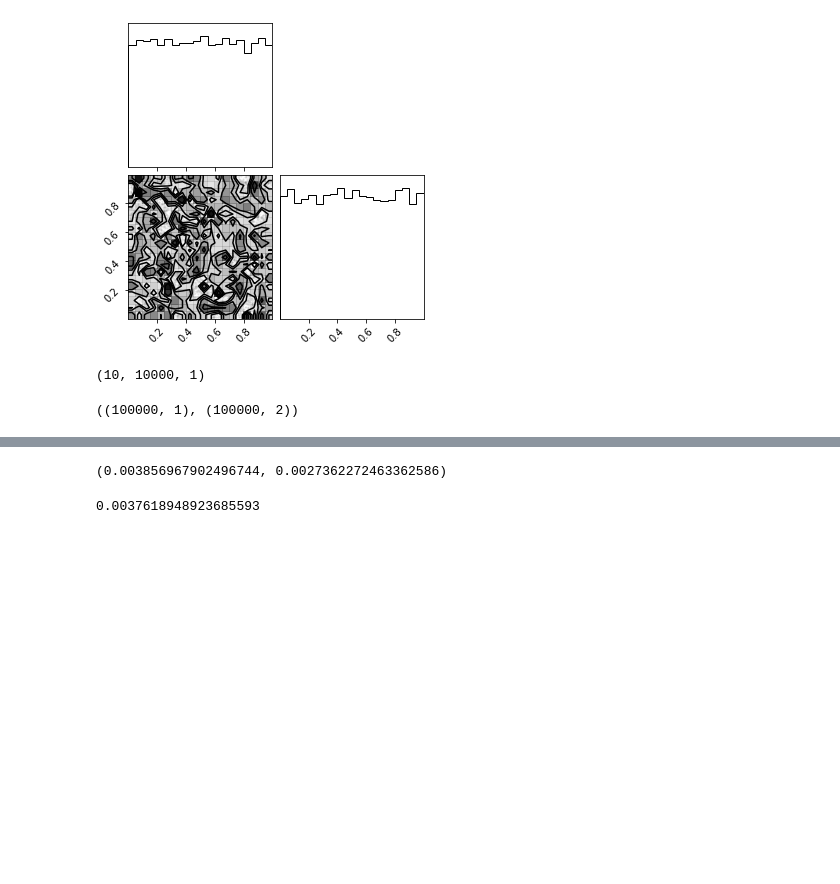
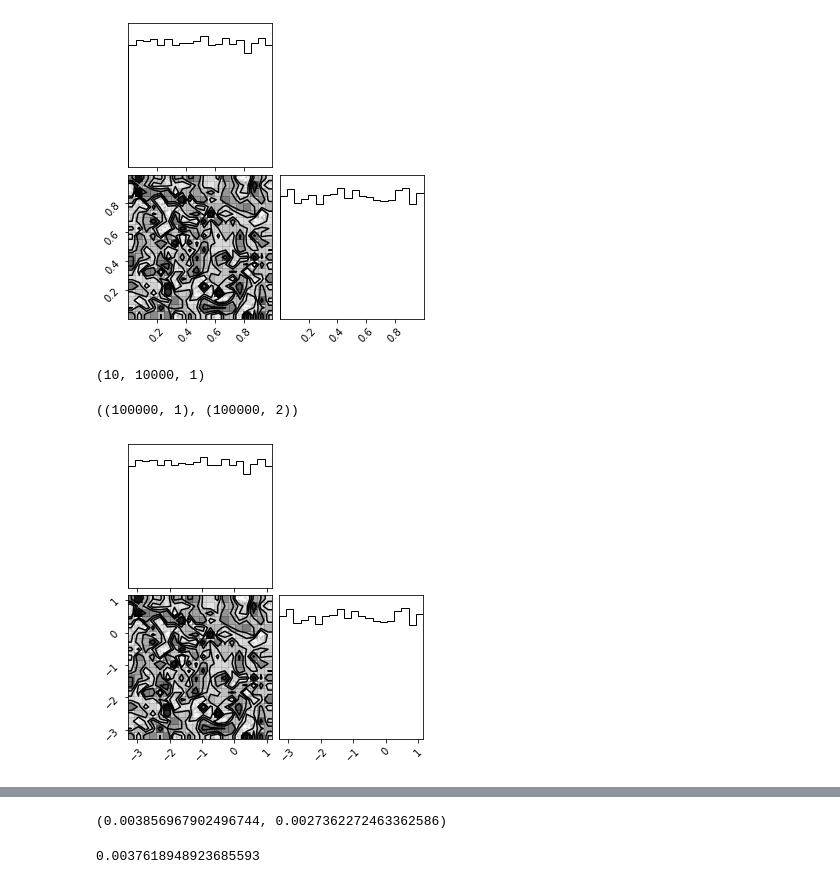
Before and after one commit to mdmould/shallow, a Jupyter notebook: examples/8_conditional.ipynb, the cells around one changed output, grey strips where cells are left out. Drawn from its saved outputs; the diff is of its cells as text; code cells hidden in the pictures; blank space fills up the shorter version.

```diff
--- a/examples/8_conditional.ipynb
+++ b/examples/8_conditional.ipynb
@@ -79,18 +79,20 @@ class Norm:
 
         return y * self.std + self.mean
 # %%
-whiten = False
+normalize = True
 
-if whiten:
+if normalize:
 
     slopes_norm = Norm(slopes)
     slopes = slopes_norm.forward(slopes)
     data_norm = Norm(data)
     data = data_norm.forward(data)
 
     i = 0
     corner(data[n_samples*i:n_samples*(i+1)]);
     np.unique(slopes[n_samples*i:n_samples*(i+1)])
+# %% [output]
+[figure, added]
 # %%
 # https://github.com/tensorflow/probability/issues/1410
 # https://github.com/tensorflow/probability/issues/1006#issuecomment-663141106
```
Also changed, not shown: parts of 6 cells of this notebook, 2 other files.
